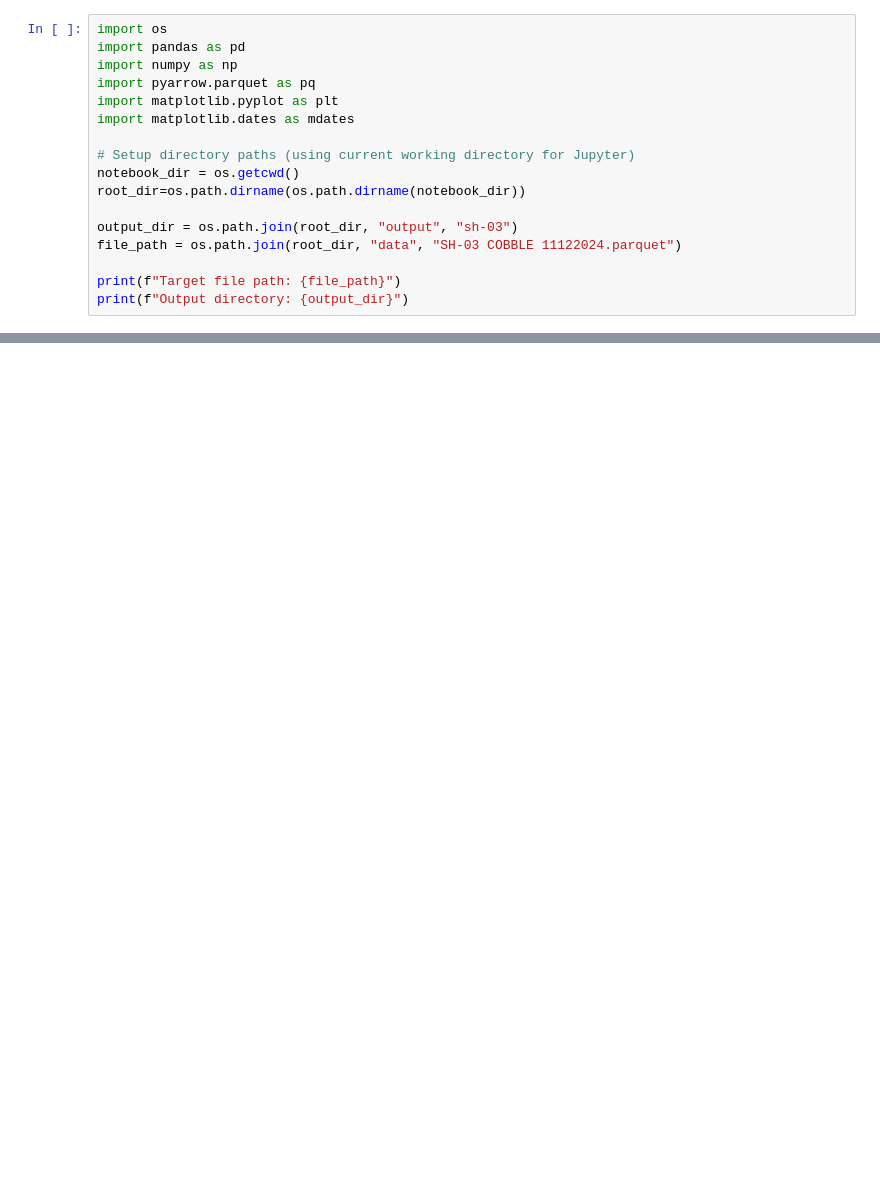
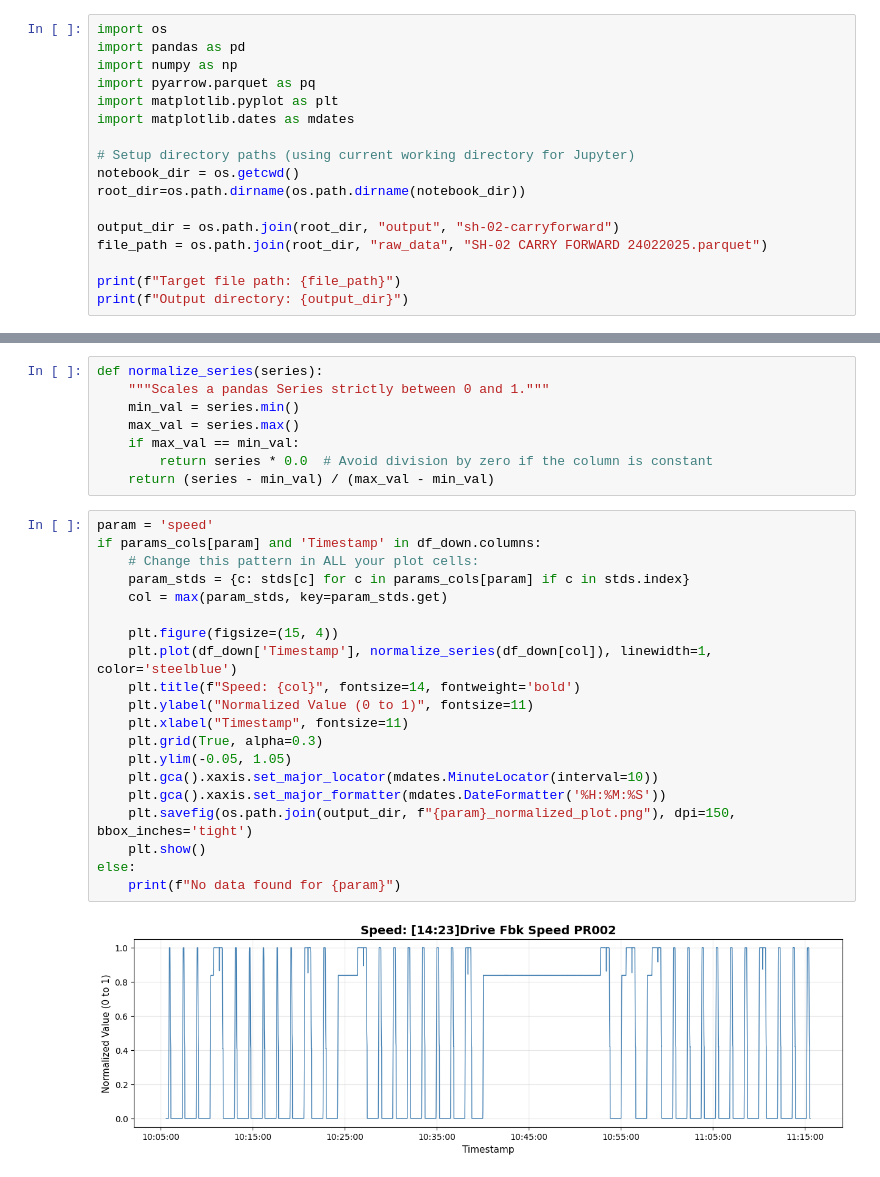
Before and after one commit to aditya27singh/cobble_early_prediction, a Jupyter notebook: notebooks/analysis/sh_02_carryforward.ipynb, the cells around one changed output, grey strips where cells are left out. Drawn from its saved outputs; the diff is of its cells as text; blank space fills up the shorter version.

```diff
--- a/notebooks/analysis/sh_02_carryforward.ipynb
+++ b/notebooks/analysis/sh_02_carryforward.ipynb
@@ -10,8 +10,8 @@ import matplotlib.dates as mdates
 notebook_dir = os.getcwd()
 root_dir=os.path.dirname(os.path.dirname(notebook_dir))
 
-output_dir = os.path.join(root_dir, "output", "sh-03")
-file_path = os.path.join(root_dir, "data", "SH-03 COBBLE 11122024.parquet")
+output_dir = os.path.join(root_dir, "output", "sh-02-carryforward")
+file_path = os.path.join(root_dir, "raw_data", "SH-02 CARRY FORWARD 24022025.parquet")
 
 print(f"Target file path: {file_path}")
 print(f"Output directory: {output_dir}")
@@ -150,0 +284,30 @@ df_down[output_cols].to_csv(os.path.join(output_dir, "highest_std_parameters.csv
+# %%
+def normalize_series(series):
+    """Scales a pandas Series strictly between 0 and 1."""
+    min_val = series.min()
+    max_val = series.max()
+    if max_val == min_val:
+        return series * 0.0  # Avoid division by zero if the column is constant
+    return (series - min_val) / (max_val - min_val)
+# %%
+param = 'speed'
+if params_cols[param] and 'Timestamp' in df_down.columns:
+    # Change this pattern in ALL your plot cells:
+    param_stds = {c: stds[c] for c in params_cols[param] if c in stds.index}
+    col = max(param_stds, key=param_stds.get)
+
+    plt.figure(figsize=(15, 4))
+    plt.plot(df_down['Timestamp'], normalize_series(df_down[col]), linewidth=1, color='steelblue')
+    plt.title(f"Speed: {col}", fontsize=14, fontweight='bold')
+    plt.ylabel("Normalized Value (0 to 1)", fontsize=11)
+    plt.xlabel("Timestamp", fontsize=11)
+    plt.grid(True, alpha=0.3)
+    plt.ylim(-0.05, 1.05)
+    plt.gca().xaxis.set_major_locator(mdates.MinuteLocator(interval=10))
+    plt.gca().xaxis.set_major_formatter(mdates.DateFormatter('%H:%M:%S'))
+    plt.savefig(os.path.join(output_dir, f"{param}_normalized_plot.png"), dpi=150, bbox_inches='tight')
+    plt.show()
+else:
+    print(f"No data found for {param}")
+# %% [output]
+[figure, added]
```
Also changed, not shown: parts of 19 cells of this notebook, 27 other files.
